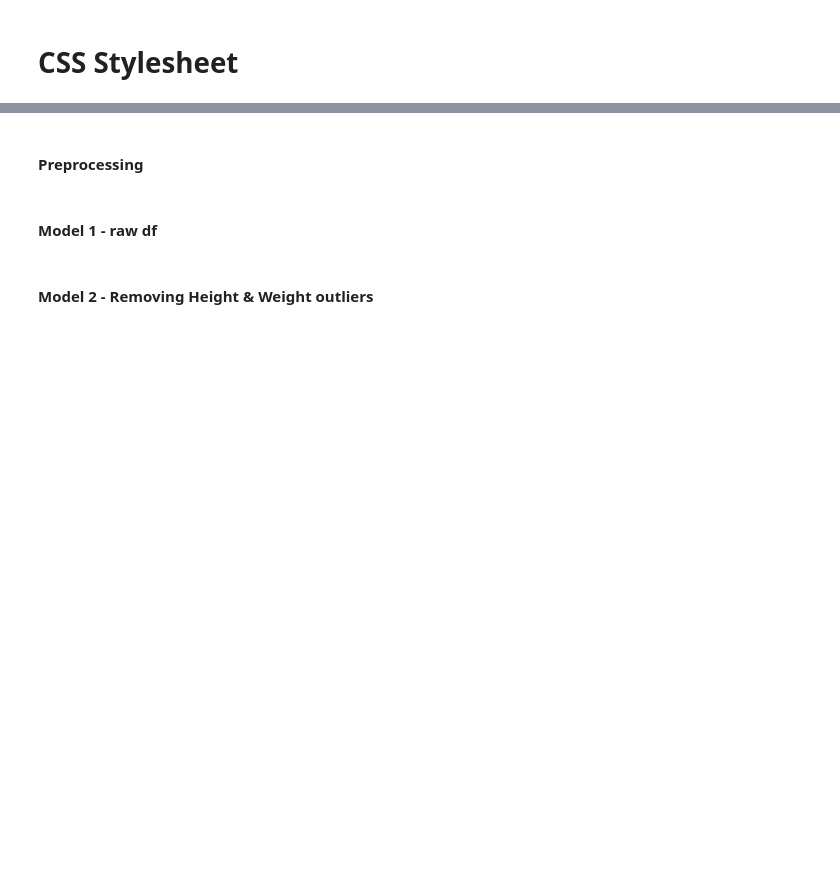
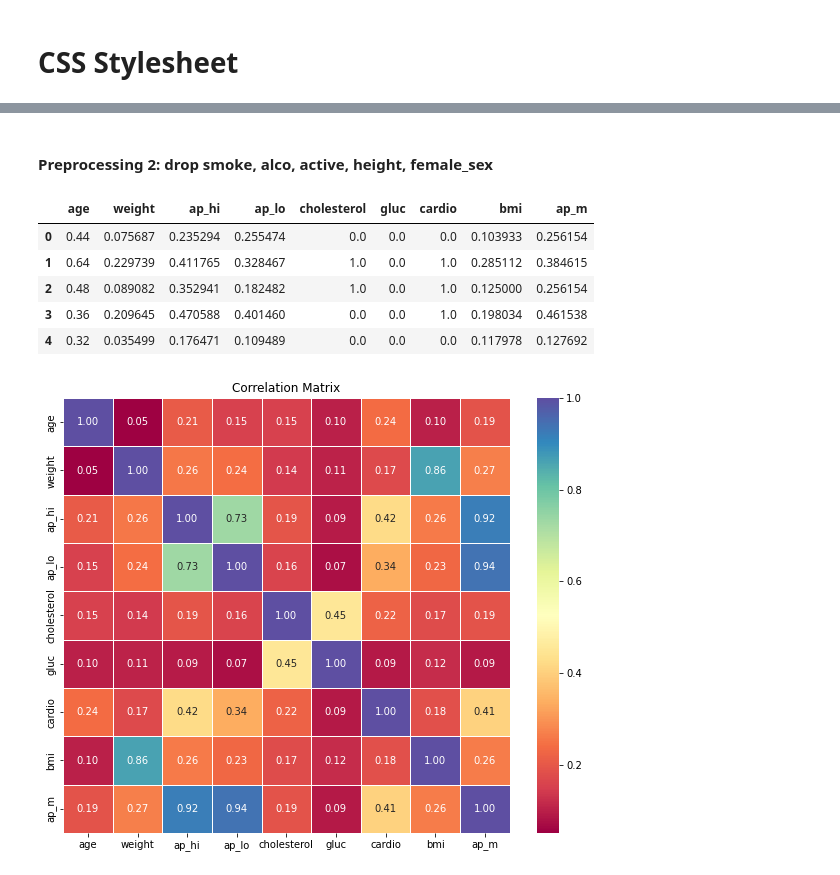
Before and after one commit to lucas-lfp/heart-shaped-box__Machine-Learning-SVM-classifier, a Jupyter notebook: heart_shaped_box_4.ipynb, the cells around one changed output, grey strips where cells are left out. Drawn from its saved outputs; the diff is of its cells as text; code cells hidden in the pictures; blank space fills up the shorter version.

Commit message:
defines suitable preprocessing and SVM parameters

```diff
--- a/heart_shaped_box_4.ipynb
+++ b/heart_shaped_box_4.ipynb
@@ -630,5 +373,5 @@ STOP
 # %% [markdown]
-<h4>Preprocessing</h4>
+<h4>Preprocessing 2: drop smoke, alco, active, height, female_sex</h4>
 # %%
 df_raw = pd.read_csv('clean_cvd.csv', sep = ",")        # This df should not be modified
 df = pd.read_csv('clean_cvd.csv', sep = ",")
@@ -641,56 +384,45 @@ df['ap_m'] = df['ap_m'].round(1)
 # Encoding sex as binary, renaming it "female sex"
 sex_map = {
     "female" : 1,
     "male" : 0
 }
 
 df["sex"] = df["sex"].map(sex_map)
 df = df.rename(columns = {"sex" : "female_sex"})
 
 # Encoding ordered cat features
 
 le = LabelEncoder()
 df['cholesterol'] = le.fit_transform(df['cholesterol'])
 df['gluc'] = le.fit_transform(df['gluc'])
 
 # MinMax scaling
 
 scaler = MinMaxScaler()
 cols = df.columns
 df = scaler.fit_transform(df)
 df = pd.DataFrame(df, columns = cols)
+df = df.drop(["smoke", "alco", "active", "height", "female_sex"], axis = 1)
 
 display(df.head())
+
+# Heatmap
+plt.figure(figsize=(10, 8))
+sns.heatmap(df.corr(), annot=True, cmap='Spectral', fmt=".2f", linewidths=.5)
+plt.title('Correlation Matrix')
+plt.show()
 
 # Train and Test sets
 
 X = df.drop('cardio', axis = 1)
 y = df['cardio']
 
 X_train, X_test, y_train, y_test = train_test_split(X, y, test_size = 0.2, random_state = 41)
-
-## Random forest
-
-rf = RandomForestClassifier(random_state = 46)
-rf.fit(X_train, y_train)
-rf_pred = rf.predict(X_test)
-
-rf_params = rf.get_params()
-
-rf_fi = pd.DataFrame({
-    "importance" : rf.feature_importances_,
-    "var" : X.columns.tolist()
-})
-
-rf_report = classification_report(y_test, rf_pred, output_dict = True)
-
-## SVM
-
-svm = SVC(random_state = 46)
-svm.fit(X_train, y_train)
-svm_pred = svm.predict(X_test)
-svm_params = svm.get_params()
-
-svm_report = classification_report(y_test, svm_pred, output_dict = True)
+# %% [output]
+|  | age | weight | ap_hi | ap_lo | cholesterol | gluc | cardio | bmi | ap_m |
+| 0 | 0.44 | 0.075687 | 0.235294 | 0.255474 | 0.0 | 0.0 | 0.0 | 0.103933 | 0.256154 |
+| 1 | 0.64 | 0.229739 | 0.411765 | 0.328467 | 1.0 | 0.0 | 1.0 | 0.285112 | 0.384615 |
+| 2 | 0.48 | 0.089082 | 0.352941 | 0.182482 | 1.0 | 0.0 | 1.0 | 0.125000 | 0.256154 |
+| 3 | 0.36 | 0.209645 | 0.470588 | 0.401460 | 0.0 | 0.0 | 1.0 | 0.198034 | 0.461538 |
+| 4 | 0.32 | 0.035499 | 0.176471 | 0.109489 | 0.0 | 0.0 | 0.0 | 0.117978 | 0.127692 |
+[figure, added]
-# %% [markdown]
-<h4>Model 1 - raw df</h4>
@@ -768,2 +428,0 @@ report_table(svm_report)
-# %% [markdown]
-<h4>Model 2 - Removing Height & Weight outliers</h4>
```
Also changed, not shown: parts of 22 cells of this notebook.
